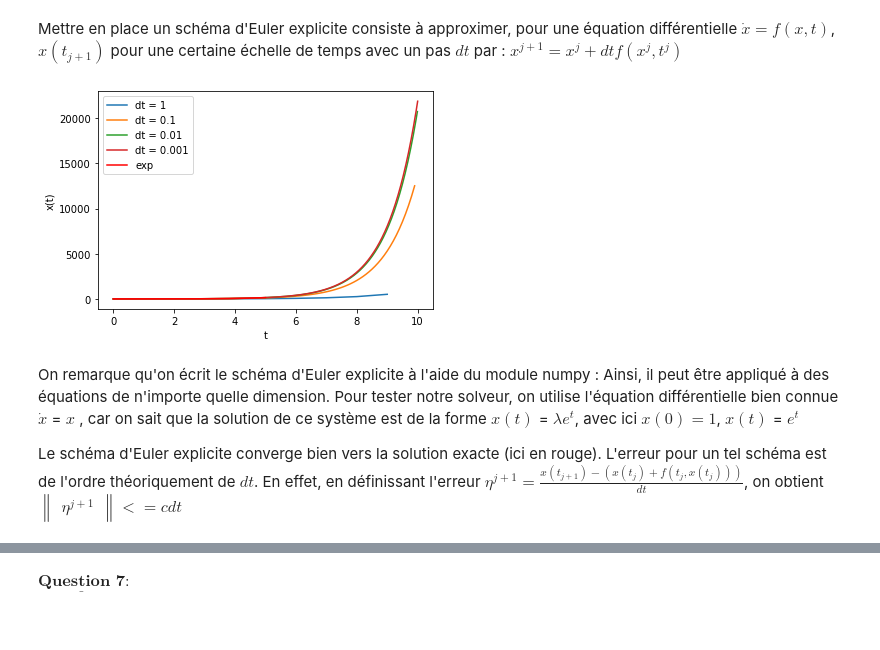
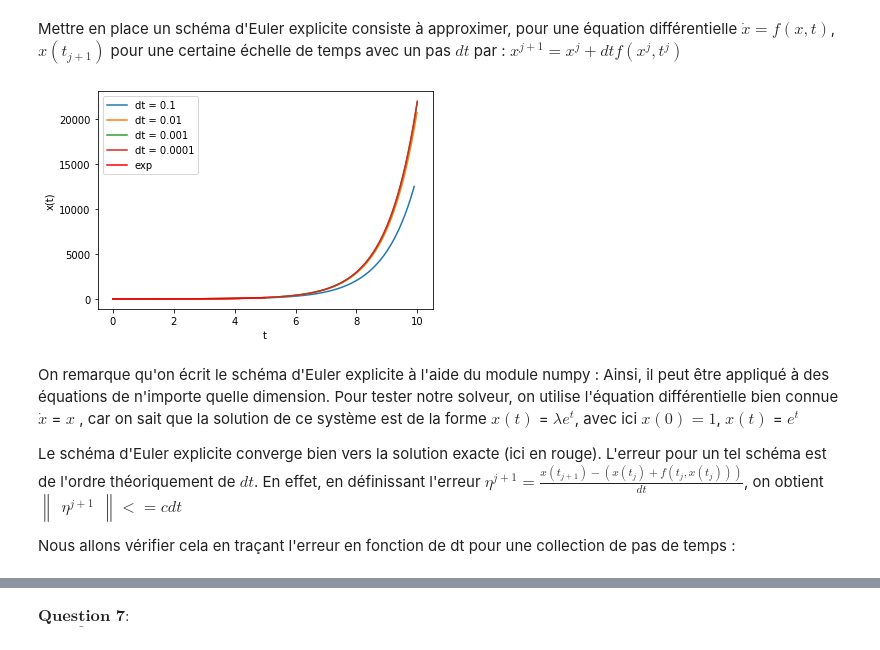
Before and after one commit to pachyvictor/projetmaths, a Jupyter notebook: proj_equadiffs.ipynb, the cells around one changed output, grey strips where cells are left out. Saved outputs shown, nothing was run; the diff lists cells and outputs as text; code cells hidden in the pictures.

```diff
--- a/proj_equadiffs.ipynb
+++ b/proj_equadiffs.ipynb
@@ -187,29 +167,29 @@ $x^{j+1} = x^j + dtf(x^j, t^j)$
 # %%
 def solve_euler_explicite(f, x0, dt, t0, tf):
     x = [x0]
     T = np.arange(t0, tf , dt)
     for t in T[:-1] :
         x.append(x[-1] + dt*f(x[-1], t))
     return x, T
 
 
 def f1(x, t):
-    return np.array([x])
+    return x
 
 
-liste_dt = [1, 0.1, 0.01, 0.001]
+liste_dt = [ 0.1, 0.01, 0.001, 0.0001]
 
 for dt in liste_dt :
     x1, t1 = solve_euler_explicite(f1, 1, dt, 0, 10)
     plt.plot(t1, x1, label = f"dt = {dt}")
 
 t2 = np.linspace(0, 5, 1000)
 plt.plot(t2, np.exp(t2), 'r', label = 'exp')
 plt.xlabel("t")
 plt.ylabel("x(t)")
 plt.legend();
 # %% [output]
-[figure, old version]
+[figure, new version]
 # %% [markdown]
 On remarque qu'on écrit le schéma d'Euler explicite à l'aide du module numpy : Ainsi, il peut être appliqué à des équations de n'importe quelle dimension.
 Pour tester notre solveur, on utilise l'équation différentielle bien connue $\dot{x}$ = $x$ , car on sait que la solution de ce système est de la forme $x(t)$ = $\lambda$$e^{t}$, avec ici $x(0) = 1$, $x(t)$ = $e^{t}$
@@ -218,3 +198,5 @@ Le schéma d'Euler explicite converge bien vers la solution exacte (ici en rouge
 \eta^{j+1}
 \end{Vmatrix}
 <=cdt$
+
+Nous allons vérifier cela en traçant l'erreur en fonction de dt pour une collection de pas de temps :
```
Also changed, not shown: parts of 14 cells of this notebook.
